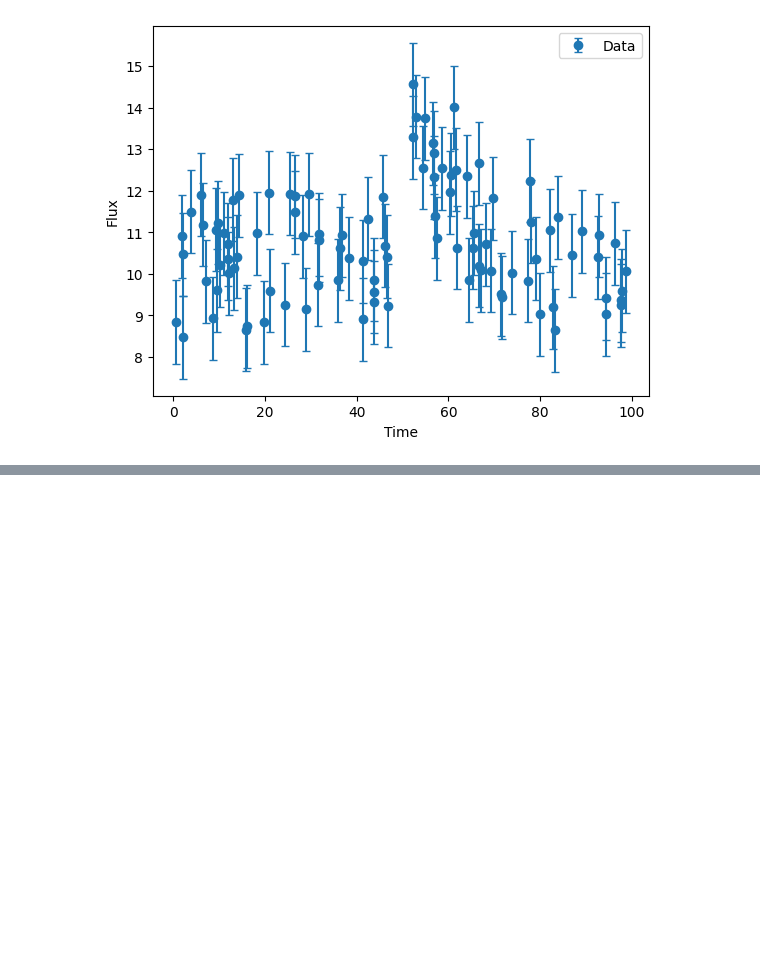
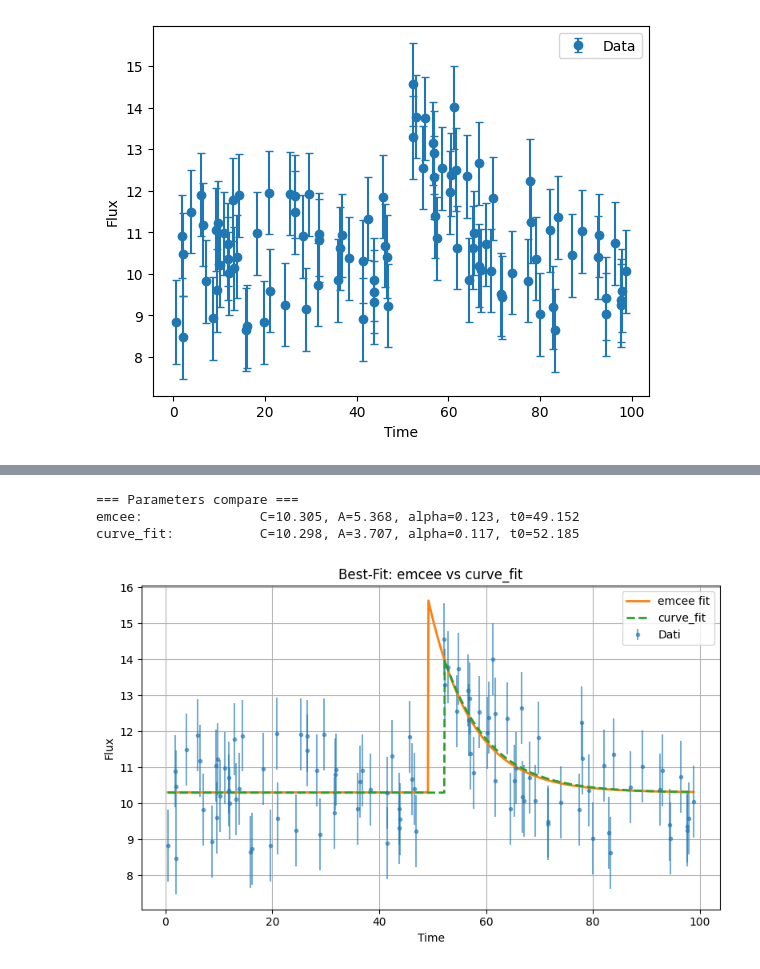
Before and after one commit to oblivion0218/ES_AstroStatistic, a Jupyter notebook: Riccardo_Bossi/lez 11/signal.ipynb, the cells around one changed output, grey strips where cells are left out. Saved outputs shown, nothing was run; the diff lists cells and outputs as text; code cells hidden in the pictures; blank space fills up the shorter version.

```diff
--- a/Riccardo_Bossi/lez 11/signal.ipynb
+++ b/Riccardo_Bossi/lez 11/signal.ipynb
@@ -4,9 +4,9 @@ from matplotlib import pyplot as plt
 
 data = np.load("transient.npy")
 
-time, flux, err = data[:,0], data[:,1], data[:,2]
+time_data, flux, err = data[:,0], data[:,1], data[:,2]
 
-plt.errorbar(time, flux, yerr=err, fmt='o', label='Data', capsize=3)
+plt.errorbar(time_data, flux, yerr=err, fmt='o', label='Data', capsize=3)
 plt.xlabel("Time")
 plt.ylabel("Flux")
 plt.legend()
@@ -186,3 +120,45 @@ Text(0.5, 0, 'step number')
+# %%
+from scipy.optimize import curve_fit
+
+def model_curve_fit(t, C, A, alpha, t0):
+    return np.where(t < t0,
+                    C,
+                    C + A * np.exp(-alpha * (t - t0)))
+
+# emcee max
+samples = sampler.get_chain(flat=True)
+C_emcee, A_emcee, alpha_emcee, t0_emcee = np.median(samples, axis=0)
+
+# === curve_fit ===
+popt, pcov = curve_fit(model_curve_fit, time_data, flux, sigma=err, p0=[C0, A0, alpha0, t0_init])
+C_cf, A_cf, alpha_cf, t0_cf = popt
+
+# === Comparison ===
+print("=== Parameters compare ===")
+print(f"emcee:               C={C_emcee:.3f}, A={A_emcee:.3f}, alpha={alpha_emcee:.3f}, t0={t0_emcee:.3f}")
+print(f"curve_fit:           C={C_cf:.3f}, A={A_cf:.3f}, alpha={alpha_cf:.3f}, t0={t0_cf:.3f}")
+
+# === Plot ===
+t_fit = np.linspace(time_data.min(), time_data.max(), 1000)
+flux_emcee = model_curve_fit(t_fit, C_emcee, A_emcee, alpha_emcee, t0_emcee)
+flux_cf  = model_curve_fit(t_fit, C_cf, A_cf, alpha_cf, t0_cf)
+
+plt.figure(figsize=(8, 5))
+plt.errorbar(time_data, flux, yerr=err, fmt='.', label='Dati', alpha=0.6)
+plt.plot(t_fit, flux_emcee ,'-', lw=2, label='emcee fit', c='C1')
+plt.plot(t_fit, flux_cf, '--', lw=2, label='curve_fit', c='C2')
+plt.xlabel("Time")
+plt.ylabel("Flux")
+plt.title("Best-Fit: emcee vs curve_fit")
+plt.legend()
+plt.grid(True)
+plt.tight_layout()
+plt.show()
+# %% [output]
+=== Parameters compare ===
+emcee:               C=10.305, A=5.368, alpha=0.123, t0=49.152
+curve_fit:           C=10.298, A=3.707, alpha=0.117, t0=52.185
+[figure, added]
 # %%
 
 # Estrai 100 campioni casuali dal posteriore
```
Also changed, not shown: parts of 7 cells of this notebook, 2 other files.
